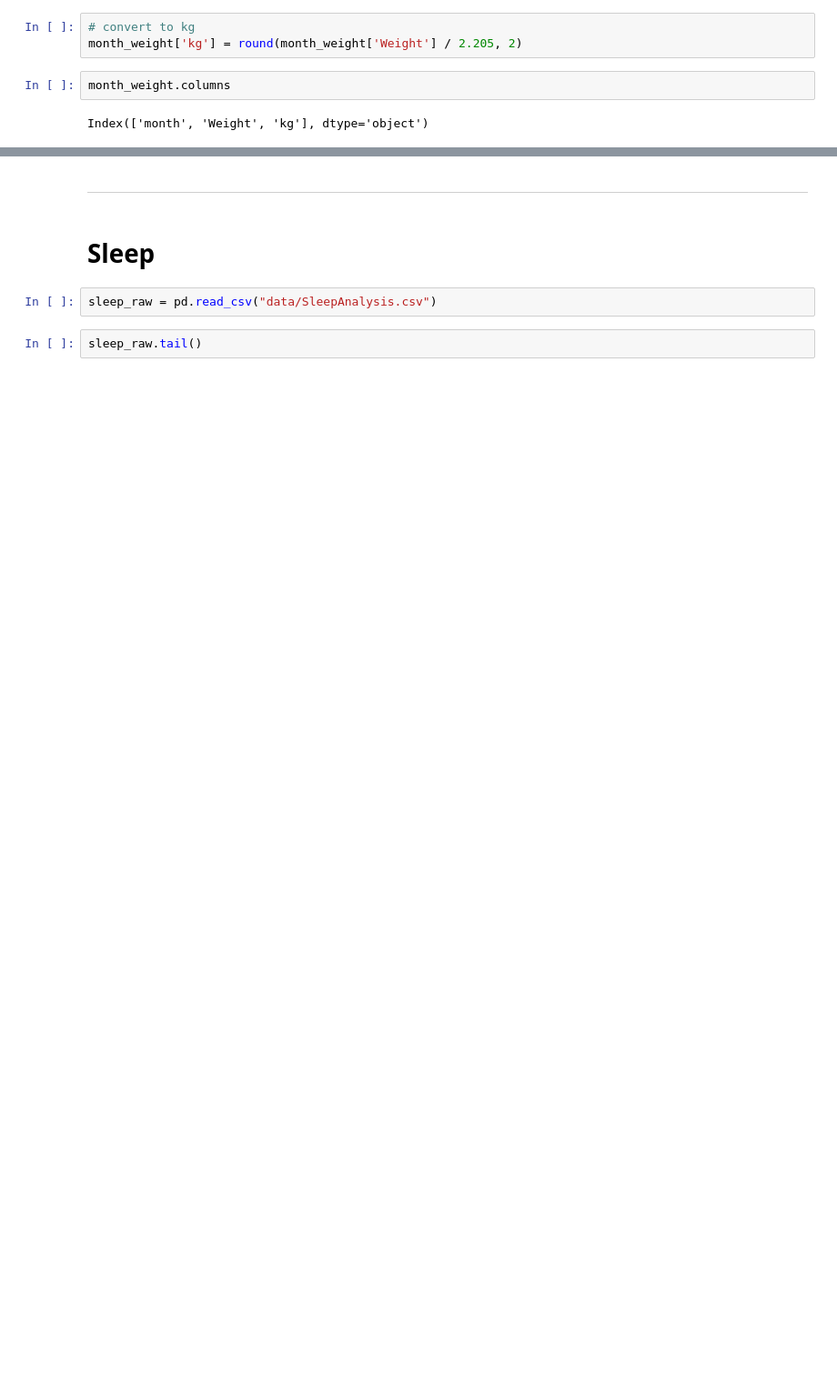
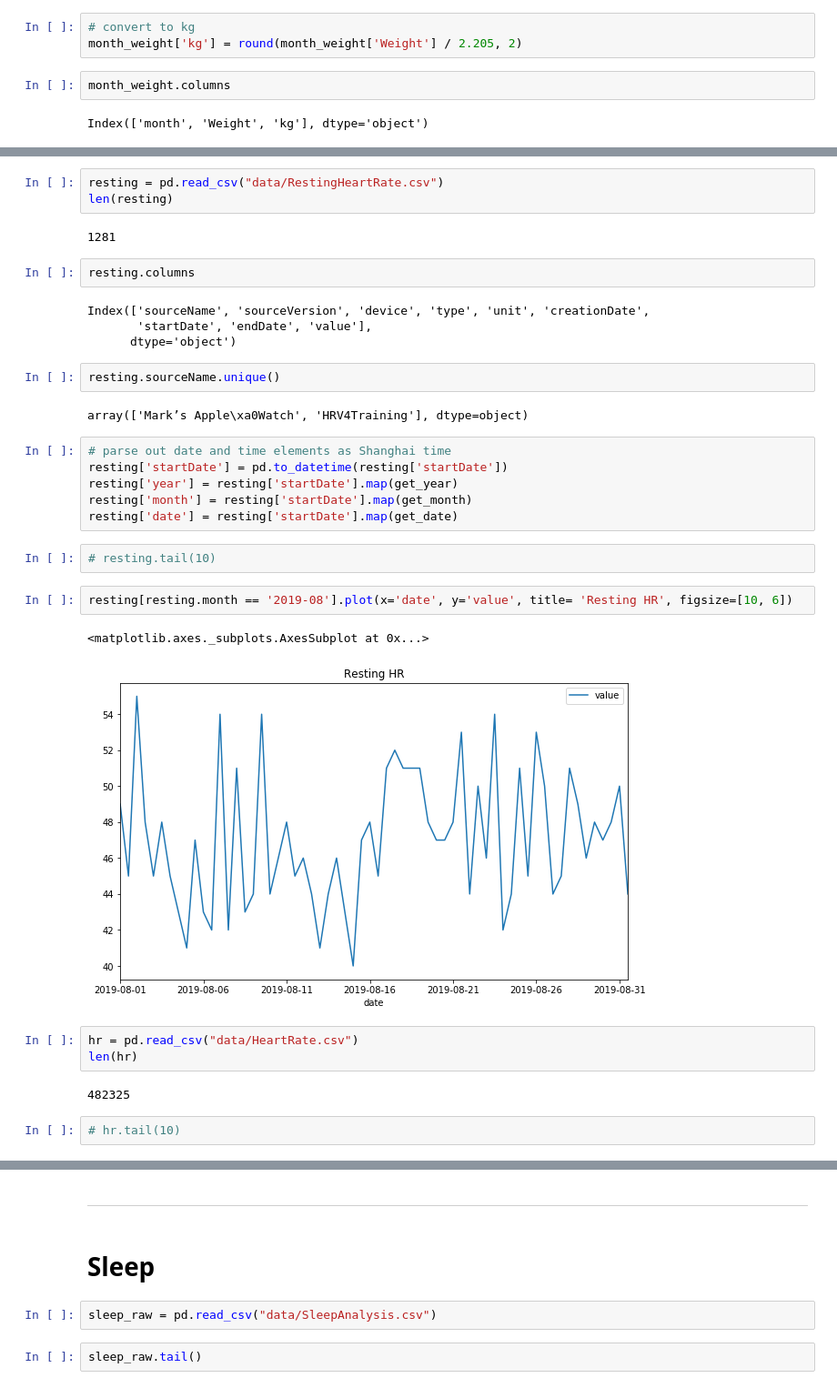
Before and after one commit to markwk/qs_ledger, a Jupyter notebook: apple_health/apple_health_data_processor.ipynb, the cells around one changed output, grey strips where cells are left out. Shown: that part at 91% size. Cells and saved outputs as stored; diff of their text form; blank space fills up the shorter version.

Commit message:
hr processing for apple health example

```diff
--- a/apple_health/apple_health_data_processor.ipynb
+++ b/apple_health/apple_health_data_processor.ipynb
@@ -338,0 +340,35 @@ plt.show()
+# %%
+resting = pd.read_csv("data/RestingHeartRate.csv")
+len(resting)
+# %% [output]
+1281
+# %%
+resting.columns
+# %% [output]
+Index(['sourceName', 'sourceVersion', 'device', 'type', 'unit', 'creationDate',
+       'startDate', 'endDate', 'value'],
+      dtype='object')
+# %%
+resting.sourceName.unique()
+# %% [output]
+array(['Mark’s Apple\xa0Watch', 'HRV4Training'], dtype=object)
+# %%
+# parse out date and time elements as Shanghai time
+resting['startDate'] = pd.to_datetime(resting['startDate'])
+resting['year'] = resting['startDate'].map(get_year)
+resting['month'] = resting['startDate'].map(get_month)
+resting['date'] = resting['startDate'].map(get_date)
+# %%
+# resting.tail(10)
+# %%
+resting[resting.month == '2019-08'].plot(x='date', y='value', title= 'Resting HR', figsize=[10, 6])
+# %% [output]
+<matplotlib.axes._subplots.AxesSubplot at 0x...>
+[figure, added]
+# %%
+hr = pd.read_csv("data/HeartRate.csv")
+len(hr)
+# %% [output]
+482325
+# %%
+# hr.tail(10)
```
Also changed, not shown: parts of 19 cells of this notebook.
